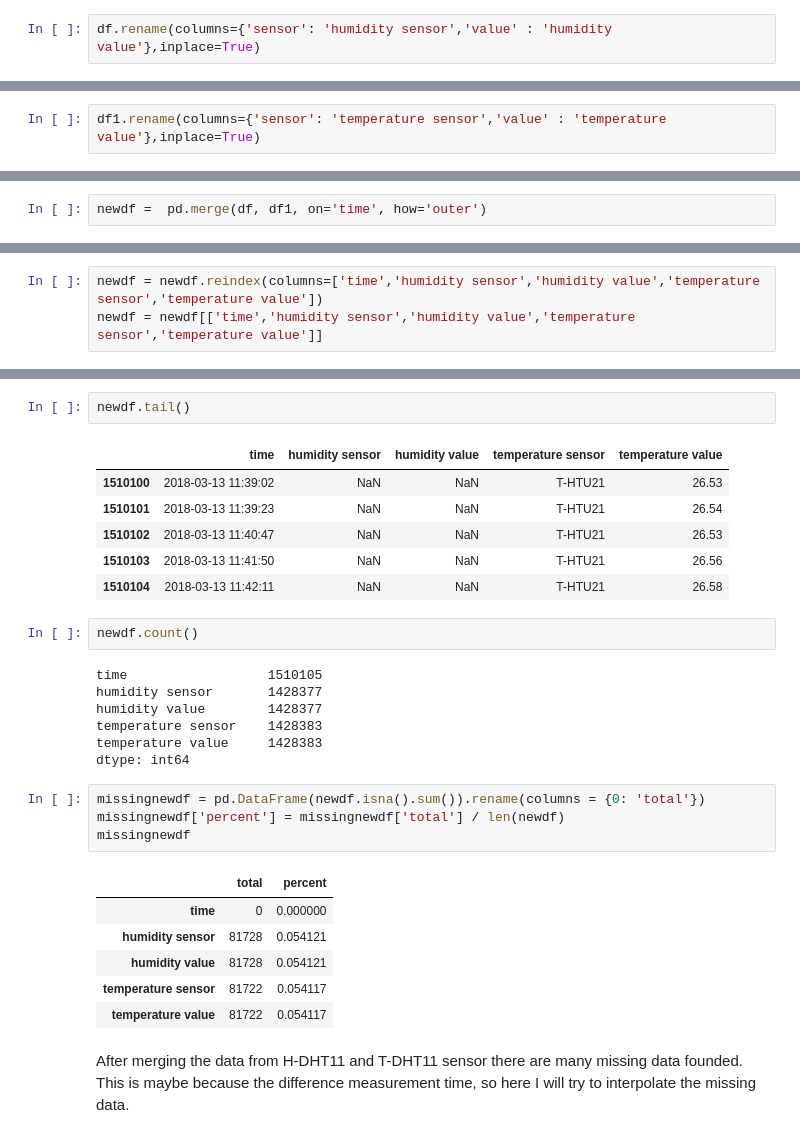
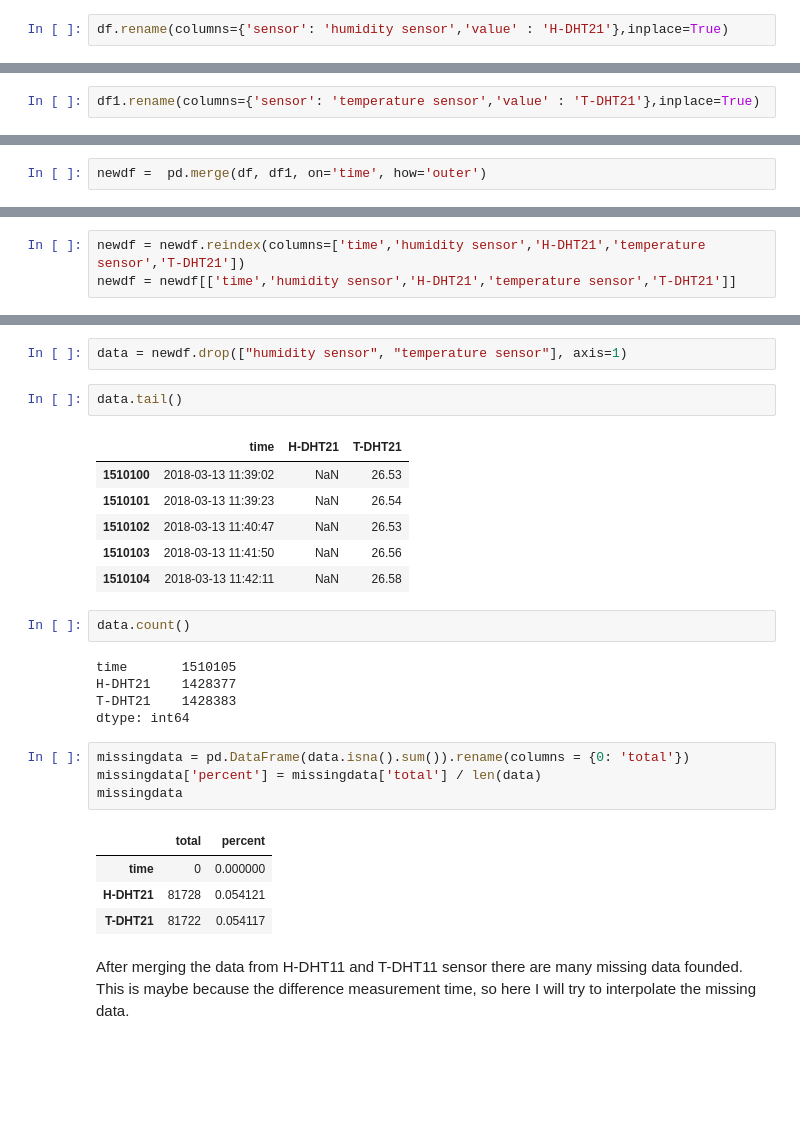
Before and after one commit to widyameiriska/MassiveData, a Jupyter notebook: notebooks/H-HTU21 and T-HTU21 measures .ipynb, the cells around one changed output, grey strips where cells are left out. Cells and saved outputs as stored; diff of their text form; blank space fills up the shorter version.

```diff
--- a/notebooks/H-HTU21 and T-HTU21 measures .ipynb
+++ b/notebooks/H-HTU21 and T-HTU21 measures .ipynb
@@ -186,7 +192,7 @@ No missing data and different format between data sensor T-DHT11-measures and H-
 # %% [markdown]
 T-DHT11 measures the temperature and H-DHT11 measures the humidity. Here I try to merge the data T-DHT11-measures and H-DHT11-measures, because the measurement time is almost the same
 # %%
-df.rename(columns={'sensor': 'humidity sensor','value' : 'humidity value'},inplace=True)
+df.rename(columns={'sensor': 'humidity sensor','value' : 'H-DHT21'},inplace=True)
 # %%
 df.tail()
 # %% [output]
@@ -197,7 +203,7 @@ df.tail()
 | 1428375 | H-HTU21 | 31.0 | 2018-03-13 11:42:07 |
 | 1428376 | H-HTU21 | 33.6 | 2018-03-13 11:42:12 |
 # %%
-df1.rename(columns={'sensor': 'temperature sensor','value' : 'temperature value'},inplace=True)
+df1.rename(columns={'sensor': 'temperature sensor','value' : 'T-DHT21'},inplace=True)
 # %%
 df1.tail()
 # %% [output]
@@ -228,5 +234,5 @@ newdf.tail()
 | 1510103 | NaN | NaN | 2018-03-13 11:41:50 | T-HTU21 | 26.56 |
 | 1510104 | NaN | NaN | 2018-03-13 11:42:11 | T-HTU21 | 26.58 |
 # %%
-newdf = newdf.reindex(columns=['time','humidity sensor','humidity value','temperature sensor','temperature value'])
-newdf = newdf[['time','humidity sensor','humidity value','temperature sensor','temperature value']]
+newdf = newdf.reindex(columns=['time','humidity sensor','H-DHT21','temperature sensor','T-DHT21'])
+newdf = newdf[['time','humidity sensor','H-DHT21','temperature sensor','T-DHT21']]
@@ -242,32 +239,30 @@ newdf.head()
+# %%
+data = newdf.drop(["humidity sensor", "temperature sensor"], axis=1)
 # %%
-newdf.tail()
+data.tail()
 # %% [output]
-|  | time | humidity sensor | humidity value | temperature sensor | temperature value |
-| 1510100 | 2018-03-13 11:39:02 | NaN | NaN | T-HTU21 | 26.53 |
-| 1510101 | 2018-03-13 11:39:23 | NaN | NaN | T-HTU21 | 26.54 |
-| 1510102 | 2018-03-13 11:40:47 | NaN | NaN | T-HTU21 | 26.53 |
-| 1510103 | 2018-03-13 11:41:50 | NaN | NaN | T-HTU21 | 26.56 |
-| 1510104 | 2018-03-13 11:42:11 | NaN | NaN | T-HTU21 | 26.58 |
+|  | time | H-DHT21 | T-DHT21 |
+| 1510100 | 2018-03-13 11:39:02 | NaN | 26.53 |
+| 1510101 | 2018-03-13 11:39:23 | NaN | 26.54 |
+| 1510102 | 2018-03-13 11:40:47 | NaN | 26.53 |
+| 1510103 | 2018-03-13 11:41:50 | NaN | 26.56 |
+| 1510104 | 2018-03-13 11:42:11 | NaN | 26.58 |
 # %%
-newdf.count()
+data.count()
 # %% [output]
-time                  1510105
-humidity sensor       1428377
-humidity value        1428377
-temperature sensor    1428383
-temperature value     1428383
+time       1510105
+H-DHT21    1428377
+T-DHT21    1428383
 dtype: int64
 # %%
-missingnewdf = pd.DataFrame(newdf.isna().sum()).rename(columns = {0: 'total'})
-missingnewdf['percent'] = missingnewdf['total'] / len(newdf)
-missingnewdf
+missingdata = pd.DataFrame(data.isna().sum()).rename(columns = {0: 'total'})
+missingdata['percent'] = missingdata['total'] / len(data)
+missingdata
 # %% [output]
 |  | total | percent |
 | time | 0 | 0.000000 |
-| humidity sensor | 81728 | 0.054121 |
-| humidity value | 81728 | 0.054121 |
-| temperature sensor | 81722 | 0.054117 |
-| temperature value | 81722 | 0.054117 |
+| H-DHT21 | 81728 | 0.054121 |
+| T-DHT21 | 81722 | 0.054117 |
 # %% [markdown]
 After merging the data from H-DHT11 and T-DHT11 sensor there are many missing data founded. This is maybe because the difference measurement time, so here I will try to interpolate the missing data.
 # %% [markdown]
```
Also changed, not shown: parts of 18 cells of this notebook, 2 other files.
